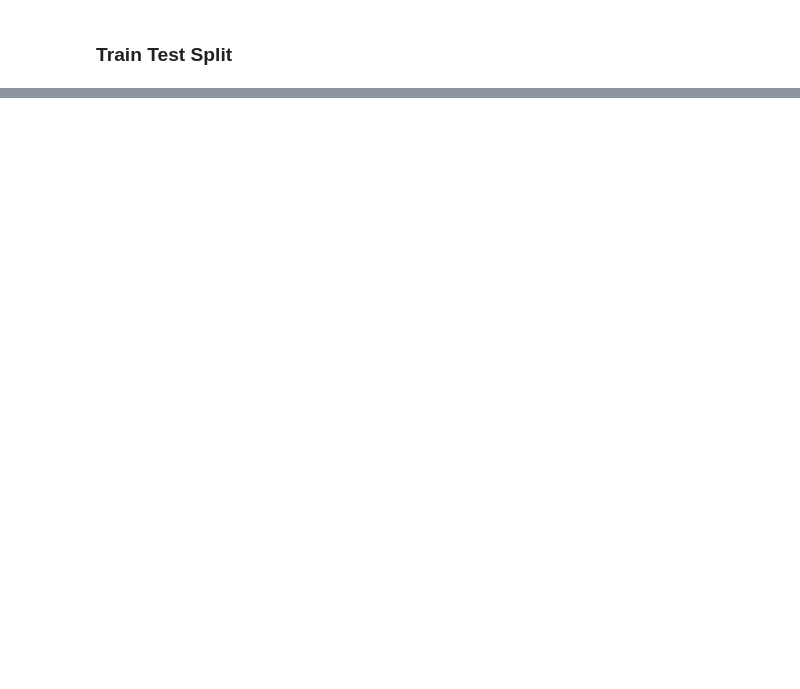
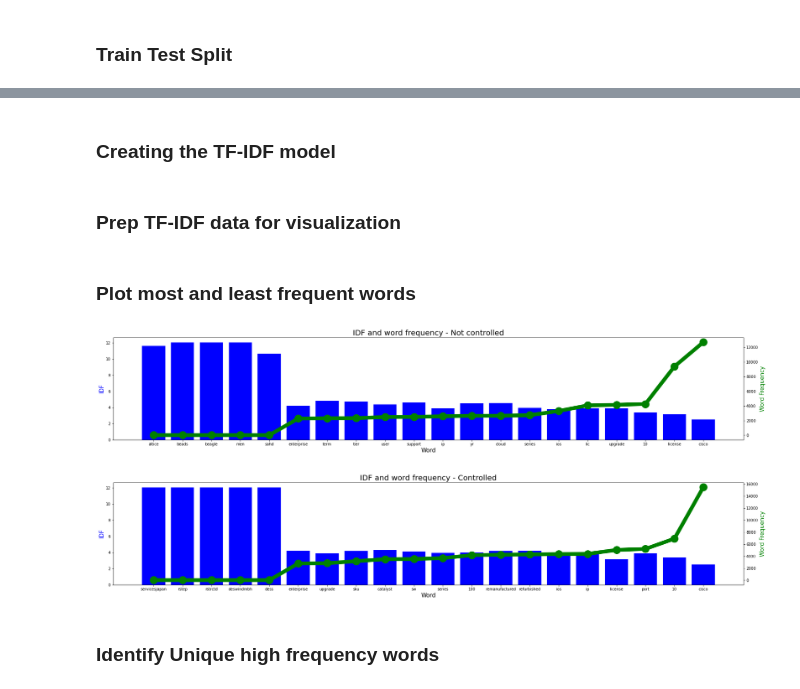
Before and after one commit to RaphaelAlvesdaSilva/UCPDA_Raphael-Silva, a Jupyter notebook: Assignment.ipynb, the cells around one changed output, grey strips where cells are left out. Drawn from its saved outputs; the diff is of its cells as text; code cells hidden in the pictures; blank space fills up the shorter version.

```diff
--- a/Assignment.ipynb
+++ b/Assignment.ipynb
@@ -76,6 +85,6 @@ dtype: int64
 # %%
-# Reducing significantly the data size to run tests faster before running the final model
-df = df[0:2000]
+# Sampling and reducing significantly the data size to run tests faster before running the final model
+#df = df.sample(n = 2000)
 # %% [markdown]
 ### Train Test Split
 # %%
@@ -118,0 +104,11 @@ __
+# %% [markdown]
+### Creating the TF-IDF model
+# %%
+# Clean and Prep Train Descriptions
+x_train_clean = cleanDescriptions(x_train)
+
+# Fit the bag-of-words model
+vector = TfidfVectorizer(decode_error='replace', encoding='utf-8', stop_words='english')
+x_train_vector = vector.fit_transform(x_train_clean)
+# %% [markdown]
+### Prep TF-IDF data for visualization
@@ -118,0 +158,54 @@ __
+# %% [markdown]
+### Plot most and least frequent words
+# %%
+# For loop to plot both visuals
+for tbl in tables:
+    # Sort table
+    table = tbl.sort_values(by='Count', ascending=True)
+
+    # Keep top 10 and bottom 10 of each table
+    table = pd.concat([table.head(), table.tail(15)])
+
+    # Create figure and axis object
+    fig,ax = plt.subplots(figsize=(30, 5))
+
+    # Make first plot
+    plt.bar(table.index,
+            table["IDF"],
+            label="IDF",
+            color="blue")
+
+    # set x and y-axis label
+    ax.set_xlabel("Word",
+                  fontsize = 15)
+
+    ax.set_ylabel("IDF",
+                color="blue",
+                fontsize=15)
+
+     # twin object for two different y-axis on the sample plot
+    ax2=ax.twinx()
+
+    # make a plot with different y-axis using second axis object
+    ax2.plot(table.index,
+            table["Count"],
+            label="Word Frequency",
+            color="green",
+            marker = "o",
+            markersize = 20,
+            linewidth= 10)
+
+    ax2.set_ylabel("Word Frequency",
+                    color="green",
+                    fontsize=15)
+
+    ax2.grid(False)
+
+    plt.title("IDF and word frequency" + " - " + table["Label"].max(),
+               fontsize = 20)
+    plt.show()
+# %% [output]
+[figure, added]
+[figure, added]
+# %% [markdown]
+### Identify Unique high frequency words
```
Also changed, not shown: parts of 28 cells of this notebook.
